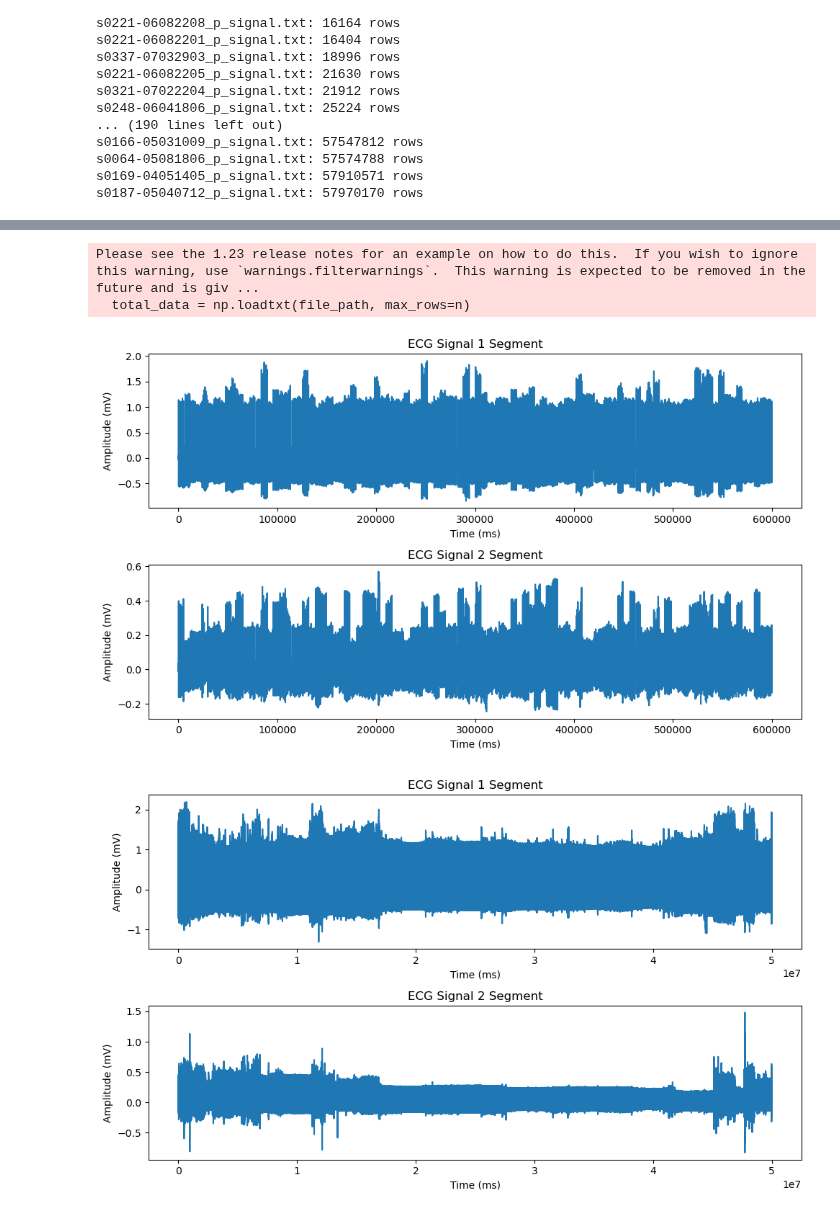
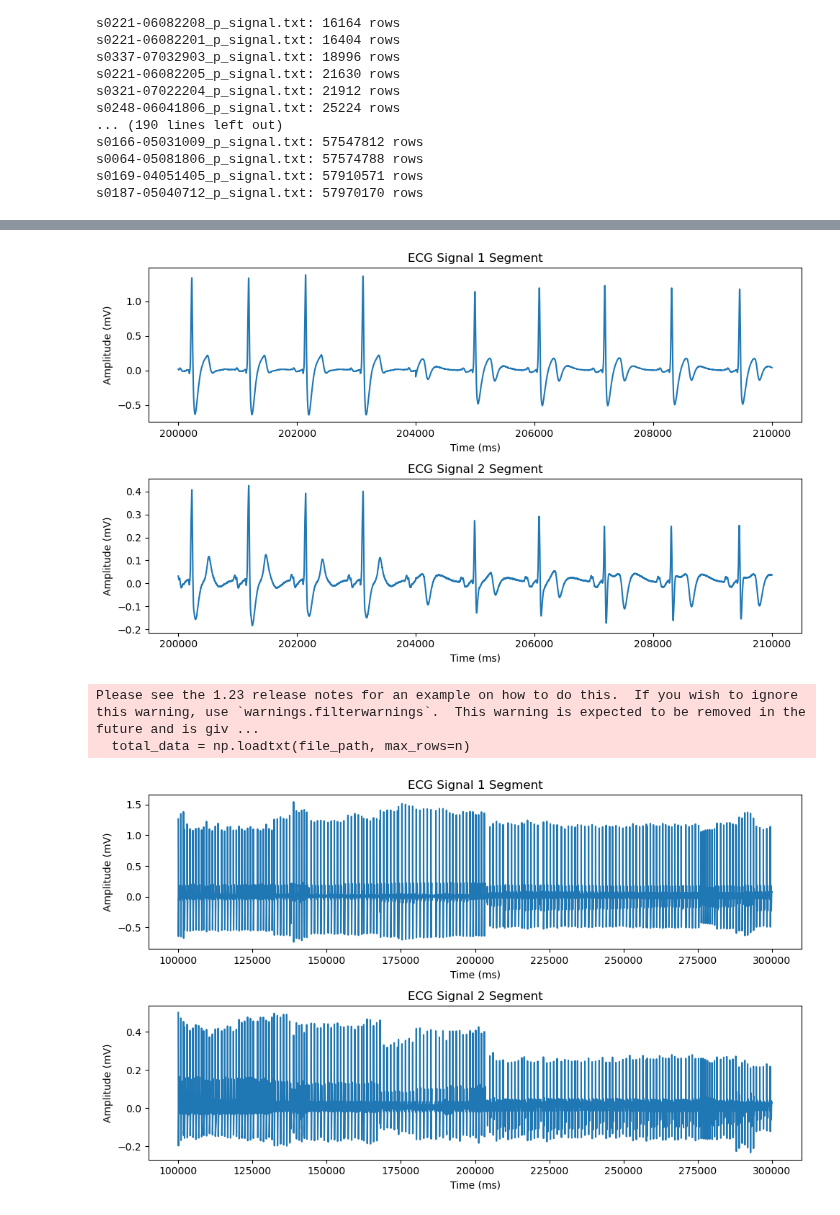
Before and after one commit to ng-anhhtuann/ecg-stroke-prediction, a Jupyter notebook: elderly-stroke/ecg.ipynb, the cells around one changed output, grey strips where cells are left out. Saved outputs shown, nothing was run; the diff lists cells and outputs as text; code cells hidden in the pictures.

Commit message:
[ng-anhhtuann] Process samples

```diff
--- a/elderly-stroke/ecg.ipynb
+++ b/elderly-stroke/ecg.ipynb
@@ -392,5 +411,6 @@ print("Processing complete.")
 # %%
-plot_ecg_signal('s0402', FOLDER_SAMPLE, 40000, 34000)
-plot_ecg_signal('s0402-08010704', FOLDER_SAMPLE, 600000)
-plot_ecg_signal('s0402-08010704', FOLDER_PATH, 50000000)
+# plot_ecg_signal('s0402', FOLDER_SAMPLE, 40000, 34000)
+plot_ecg_signal('s0402-08010704', FOLDER_SAMPLE, 210000, 200000)
+plot_ecg_signal('s0402-08010704', FOLDER_SAMPLE, 300000, 100000)
+# plot_ecg_signal('s0402-08010704', FOLDER_PATH, 50000000)
 # %% [output]
@@ -398,4 +419,4 @@ File 24h-ecg-sample/s0402_p_signal.txt does not exist.
+[figure, new version]
 Please see the 1.23 release notes for an example on how to do this.  If you wish to ignore this warning, use `warnings.filterwarnings`.  This warning is expected to be removed in the future and is giv ...
   total_data = np.loadtxt(file_path, max_rows=n)
-[figure, old version]
-[figure, old version]
+[figure, new version]
```
Also changed, not shown: parts of 3 cells of this notebook.
